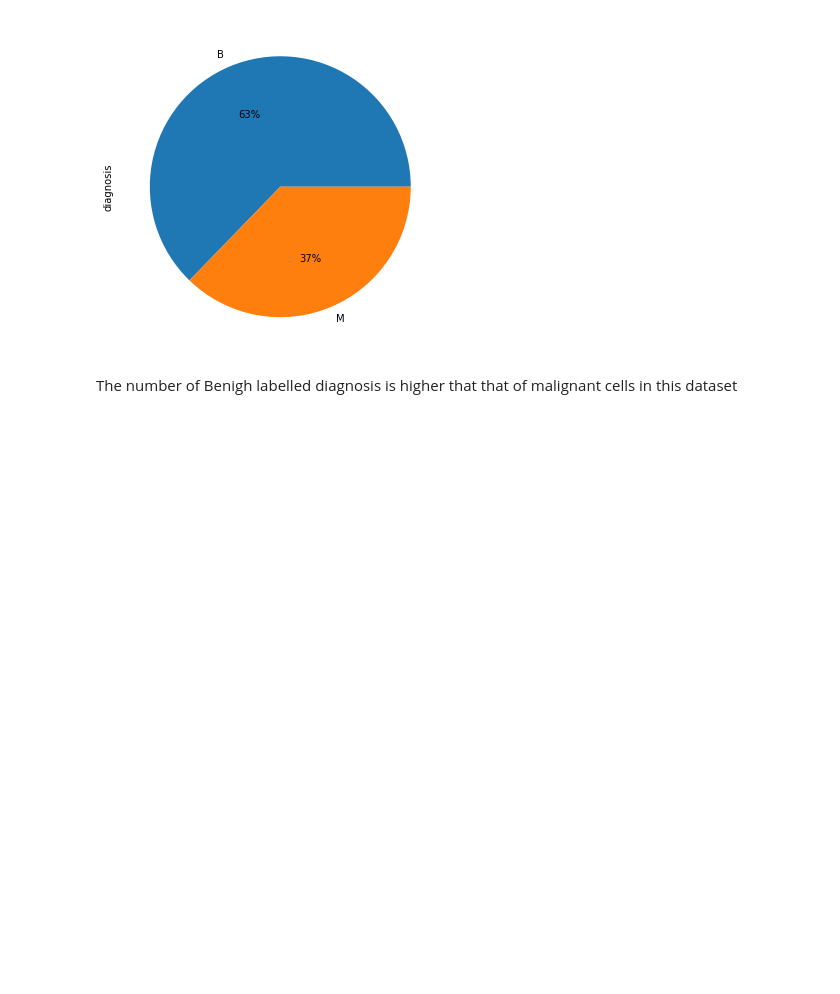
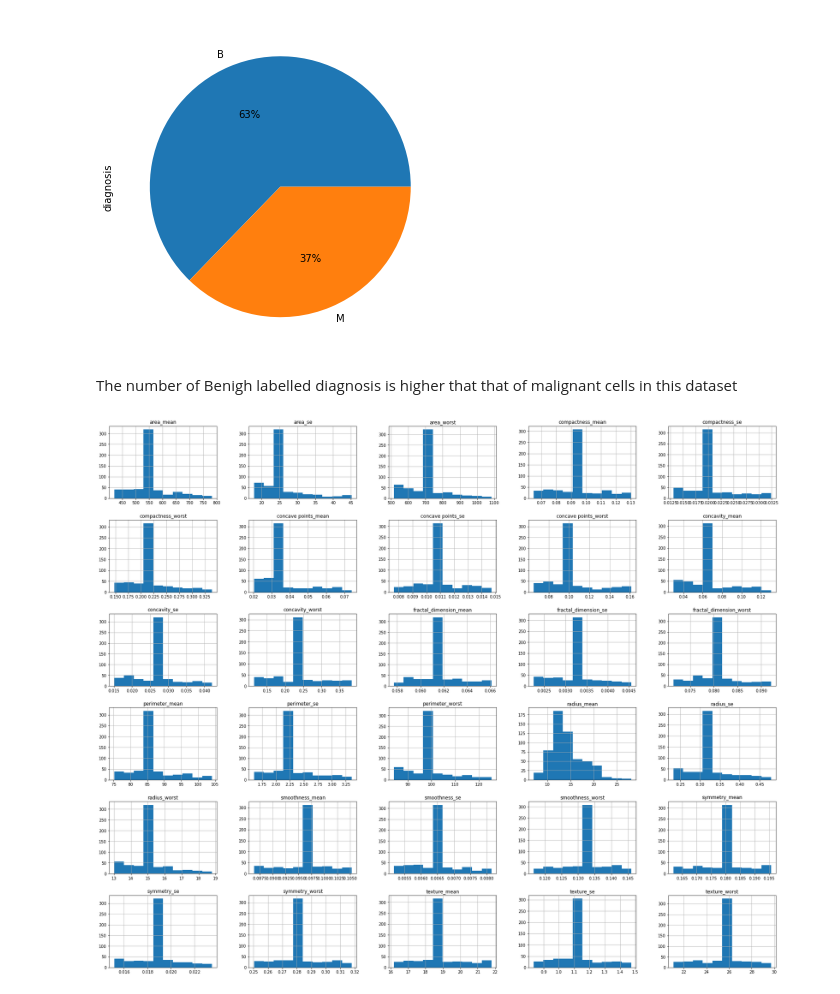
Before and after one commit to ProgrammingOperative/Causal-Inference, a Jupyter notebook: notebooks/eda.ipynb, the cells around one changed output. Saved outputs shown, nothing was run; the diff lists cells and outputs as text; code cells hidden in the pictures; blank space fills up the shorter version.

```diff
--- a/notebooks/eda.ipynb
+++ b/notebooks/eda.ipynb
@@ -163,2 +169,5 @@ NameError: name 'median' is not defined
 # %% [markdown]
 ### Data Visualization
+# %%
+clean_data = pd.read_csv('../data/clean_data.csv')
+clean_data.head(3)
@@ -171,3 +186,11 @@ plt.show()
 [figure]
 # %% [markdown]
 The number of Benigh labelled diagnosis is higher that that of malignant cells in this dataset
+# %%
+# Numerical Features Histograms -> sorted by column names
+
+numeric_df = clean_data[sorted(clean_data.columns)]
+num_feats = list(numeric_df.select_dtypes(include=['int64', 'float64', 'int32']).columns)
+clean_data[num_feats].hist(figsize=(30,25));
+# %% [output]
+[figure, added]
```
Also changed, not shown: parts of 7 cells of this notebook, 1 other file.
